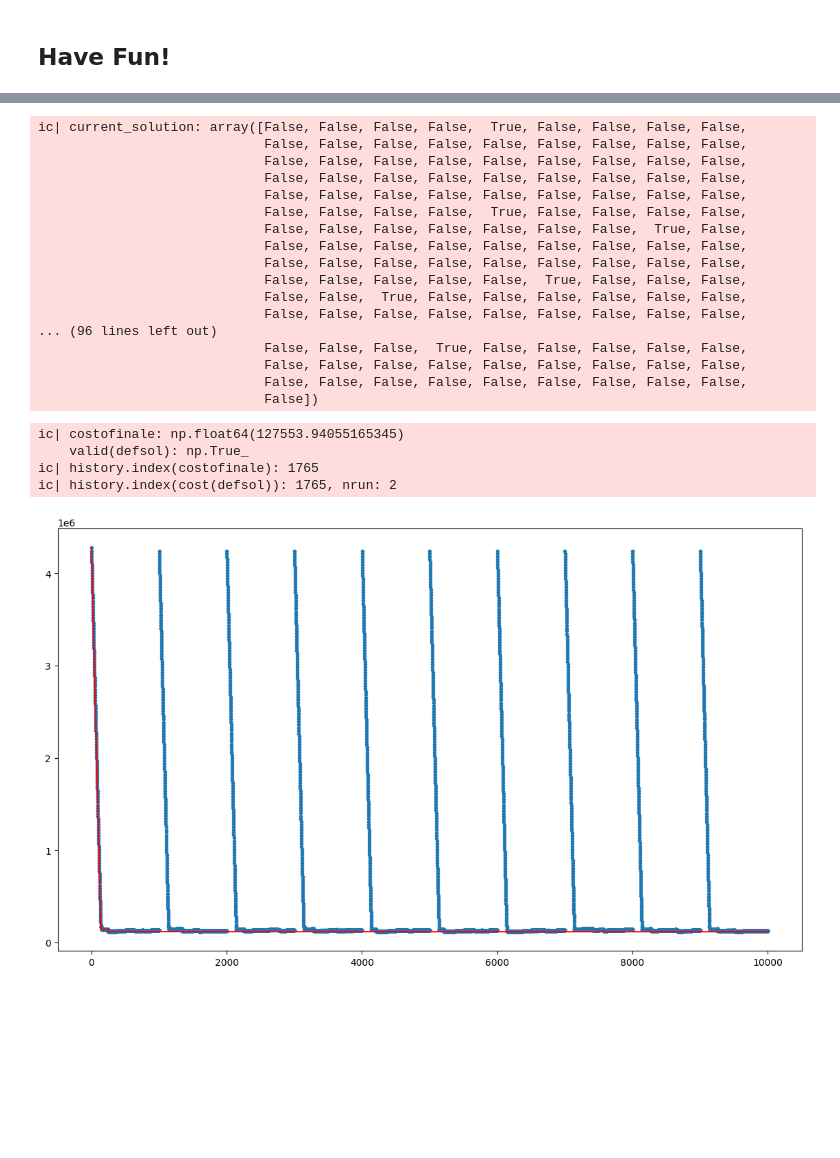
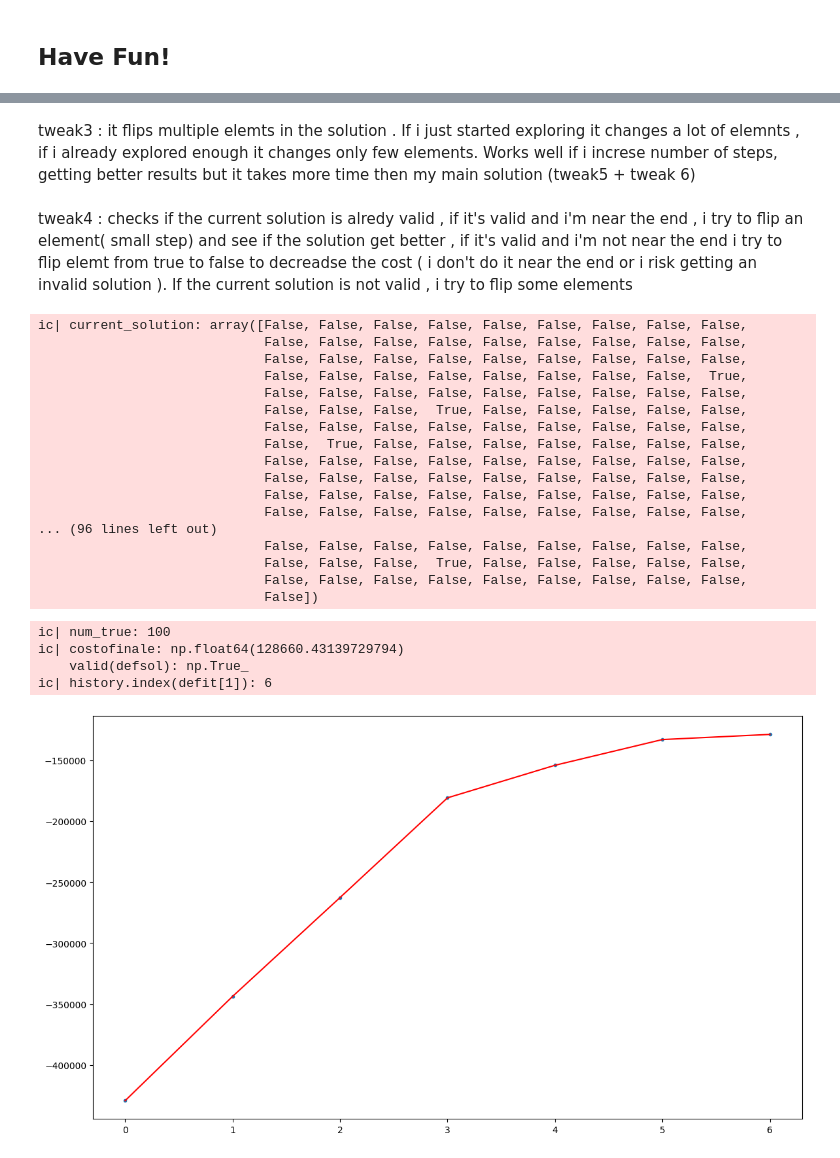
Before and after one commit to Scrivane/CI2024_lab0-, a Jupyter notebook: set-cover.ipynb, the cells around one changed output, grey strips where cells are left out. Saved outputs shown, nothing was run; the diff lists cells and outputs as text; code cells hidden in the pictures; blank space fills up the shorter version.

```diff
--- a/set-cover.ipynb
+++ b/set-cover.ipynb
@@ -159,6 +161,8 @@ def tweak2(solution : np.array)-> np.array:   #non funziona
 
 
     return current_solution
+# %% [markdown]
+tweak3 : it flips multiple elemts in the solution . If i just started exploring it changes a lot of elemnts , if i already explored enough it changes only few elements. Works well if i increse number of steps, getting better results but it takes more time then my main solution (tweak5 + tweak 6)
 # %%
 def tweak3(solution : np.array,step: int,max_step :int)-> np.array:
     #size_change=1
@@ -294,3 +265,5 @@ def tweak6(solution : np.array,size_change: int)-> np.array:
         #            new_solution[el] = not new_solution[el]
 
     return new_solution
+# %% [markdown]
+tweak4 : checks if the current solution is alredy valid , if it's valid and i'm near the end , i try to flip an element( small step) and see if the solution get better , if it's valid and i'm not near the end i try to flip elemt from true to false to decreadse the cost ( i don't do it near the end or i risk getting an invalid solution ). If the current solution is not valid , i try to flip some elements
@@ -297,9 +304,10 @@ def tweak6(solution : np.array,size_change: int)-> np.array:
 # %%
 current_solution = solution[:]
 
-max_steps=UNIVERSE_SIZE//10
+max_steps=100*UNIVERSE_SIZE//10  # no improvement in increasing
 
-n_restart=10
+
+n_restart=1 # around 5 % imporvement
 ic( current_solution)
 #while  valid(current_solution)==False or steps<max_steps:
 
@@ -317,12 +325,20 @@ dim_step_out=100
 
 for nres in tqdm(range(n_restart)):
     i=0
-    current_solution = rng.random(NUM_SETS) < ((1+nres)*(100/n_restart))
+    #num_true=int((100-(nres)*(100/n_restart))*NUM_SETS/100)
+    num_true=int(10*NUM_SETS/100)
+    ic(num_true)
+    current_solution = np.zeros(NUM_SETS, dtype=bool)  # Initialize with all False
+    true_indices = rng.choice(NUM_SETS, num_true, replace=False)  # Randomly pick indices to set to True
+    current_solution[true_indices] = True  # Set those indices to True
+    #current_solution = rng.random(NUM_SETS) < ((1+nres)*(100/n_restart))
+    #ic(current_solution, nres)
     current_fit=fitness2(current_solution)
-    if(nres==0):
+    if(nres==0):  #the first solution is always right because it's all true
         defsol=current_solution[:]
         defit=fitness2(defsol)
-        history.append(cost(defsol))
+        #history.append(cost(defsol))
+        history.append(fitness2(defsol)[1])
 
 
 
@@ -333,22 +349,24 @@ for nres in tqdm(range(n_restart)):
 
         if(i%(3*max_steps//10)==0 ):
             #for  j in tqdm(range(10)):
-            solution = tweak6(solution,dim_step_out)
+            #solution = tweak6(solution,dim_step_out)
+            solution = tweak4(current_solution,step,max_steps)
 
             i=0
             current_solution=solution[:]
             current_fit=fitness2(solution)
         else:
-            solution = tweak5(current_solution,step,max_steps)
+            solution = tweak4(current_solution,step,max_steps)
+            #solution = tweak5(current_solution,step,max_steps)
         #ic( current_solution,solution)
         sol_fit=fitness2(solution)
 
 
-        history.append(cost(solution))
-        #if sol_fit>current_fit:
-        #    print("Arrays are good")
-        #else:
-        #        print("Arrays are bad")
+
+        #history.append(cost(solution))
+
+
+
 
         '''if sol_fit>current_fit :
             current_solution = solution
@@ -359,6 +377,7 @@ for nres in tqdm(range(n_restart)):
                 defit=sol_fit
         '''
         if sol_fit[0] and sol_fit[1]>current_fit[1] :
+            history.append(sol_fit[1])
             current_solution = solution
             current_fit=sol_fit
             i=0
@@ -376,47 +395,47 @@ for nres in tqdm(range(n_restart)):
 costofinale=cost(defsol)
 ic(costofinale,valid(defsol))
 
-ic(history.index(costofinale))
-nrun=history.index(cost(defsol))//max_steps +1
-ic(history.index(cost(defsol)),nrun )
+ic(history.index(defit[1]))
+#nrun=history.index(cost(defsol))//max_steps +1
+#ic(history.index(defit[1]),nrun )
 
 index_true=len(np.where(defsol==True)[0])
 
 
 plt.figure(figsize=(14, 8))
 plt.plot(
     range(len(history)),
-    list(accumulate(history, min)),
+    list(accumulate(history, max)),
     color="red",
 )
 _ = plt.scatter(range(len(history)), history, marker=".")
 
 
 with open('log.txt', 'a') as file:
 
     file.write(f"{UNIVERSE_SIZE} , {NUM_SETS} , {DENSITY} , {max_steps} , {n_restart} , {costofinale} \n")
 
 #plt.ylim(71443,2414430)
 # %% [output]
-ic| current_solution: array([False, False, False, False,  True, False, False, False, False,
+ic| current_solution: array([False, False, False, False, False, False, False, False, False,
+                             False, False, False, False, False, False, False, False, False,
+                             False, False, False, False, False, False, False, False, False,
+                             False, False, False, False, False, False, False, False,  True,
+                             False, False, False, False, False, False, False, False, False,
+                             False, False, False,  True, False, False, False, False, False,
+                             False, False, False, False, False, False, False, False, False,
+                             False,  True, False, False, False, False, False, False, False,
                              False, False, False, False, False, False, False, False, False,
                              False, False, False, False, False, False, False, False, False,
                              False, False, False, False, False, False, False, False, False,
                              False, False, False, False, False, False, False, False, False,
-                             False, False, False, False,  True, False, False, False, False,
-                             False, False, False, False, False, False, False,  True, False,
+... (96 lines left out)
                              False, False, False, False, False, False, False, False, False,
-                             False, False, False, False, False, False, False, False, False,
-                             False, False, False, False, False,  True, False, False, False,
-                             False, False,  True, False, False, False, False, False, False,
-                             False, False, False, False, False, False, False, False, False,
-... (96 lines left out)
                              False, False, False,  True, False, False, False, False, False,
                              False, False, False, False, False, False, False, False, False,
-                             False, False, False, False, False, False, False, False, False,
                              False])
-ic| costofinale: np.float64(127553.94055165345)
+ic| num_true: 100
+ic| costofinale: np.float64(128660.43139729794)
     valid(defsol): np.True_
-ic| history.index(costofinale): 1765
-ic| history.index(cost(defsol)): 1765, nrun: 2
+ic| history.index(defit[1]): 6
-[figure, old version]
+[figure, new version]
```
Also changed, not shown: parts of 5 cells of this notebook, 2 other files.
